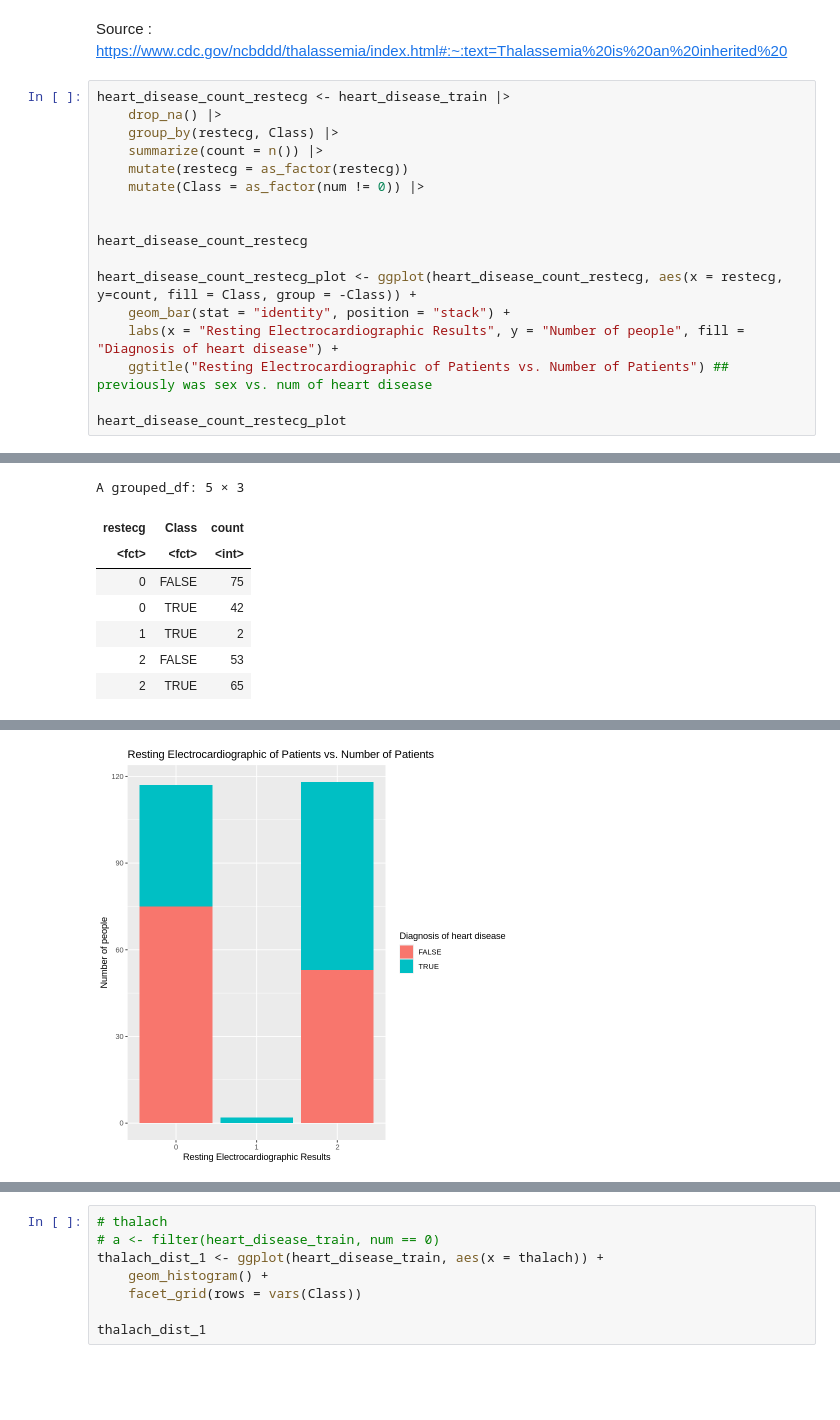
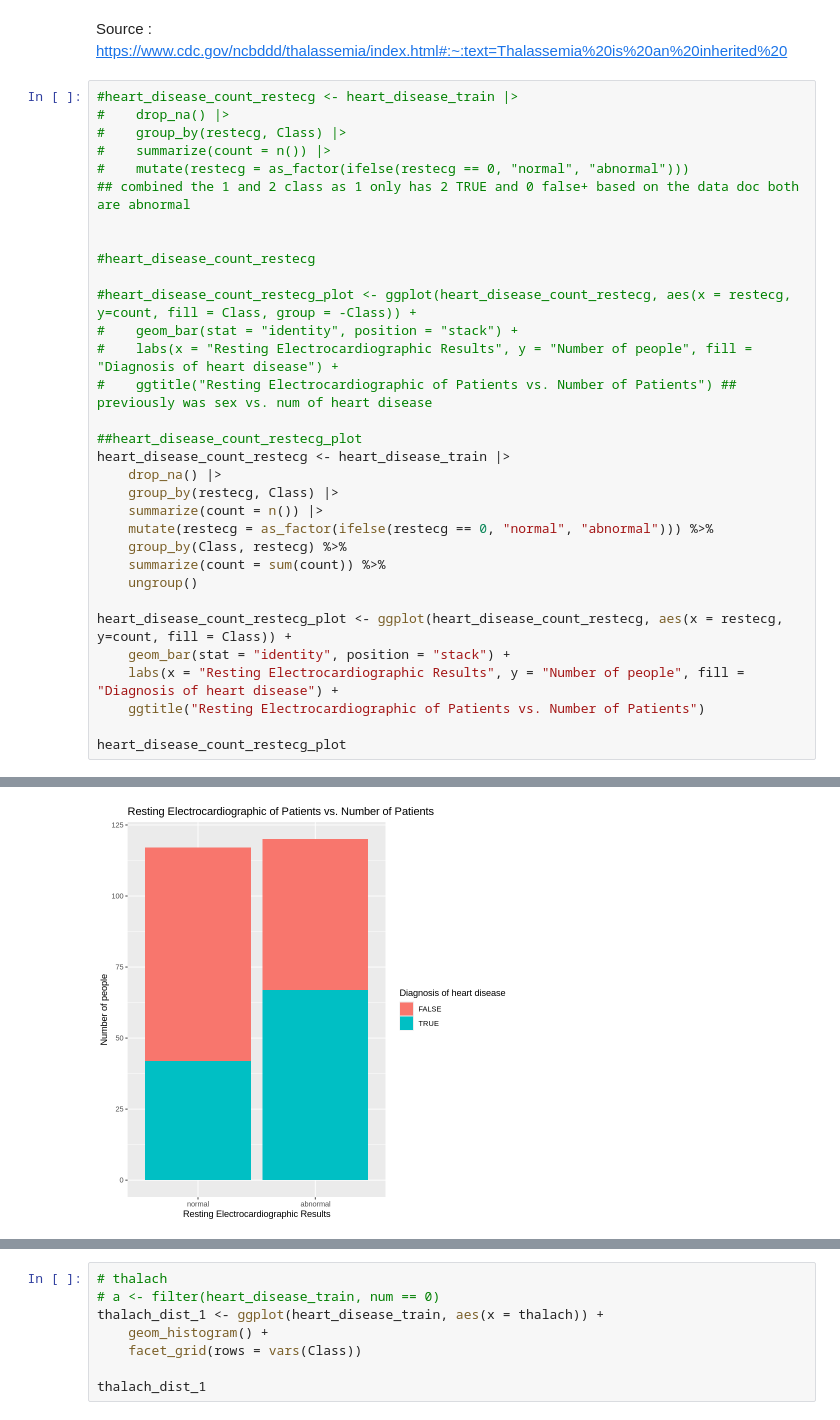
Before and after one commit to wtarit/dsci-100-project, a Jupyter notebook: group_report.ipynb, the cells around one changed output, grey strips where cells are left out. Drawn from its saved outputs; the diff is of its cells as text; blank space fills up the shorter version.

Commit message:
Fixed restecg plot
Combined value 1 and 2 as both counts as abnormal

```diff
--- a/group_report.ipynb
+++ b/group_report.ipynb
@@ -167,20 +167,35 @@ This plot shows that people with Thalassemia blood disorder, blood disorder caus
 # %% [markdown]
 Source : https://www.cdc.gov/ncbddd/thalassemia/index.html#:~:text=Thalassemia%20is%20an%20inherited%20
 # %%
+#heart_disease_count_restecg <- heart_disease_train |>
+#    drop_na() |>
+#    group_by(restecg, Class) |>
+#    summarize(count = n()) |>
+#    mutate(restecg = as_factor(ifelse(restecg == 0, "normal", "abnormal")))
+## combined the 1 and 2 class as 1 only has 2 TRUE and 0 false+ based on the data doc both are abnormal
+
+
+#heart_disease_count_restecg
+
+#heart_disease_count_restecg_plot <- ggplot(heart_disease_count_restecg, aes(x = restecg, y=count, fill = Class, group = -Class)) +
+#    geom_bar(stat = "identity", position = "stack") +
+#    labs(x = "Resting Electrocardiographic Results", y = "Number of people", fill = "Diagnosis of heart disease") +
+#    ggtitle("Resting Electrocardiographic of Patients vs. Number of Patients") ## previously was sex vs. num of heart disease
+
+##heart_disease_count_restecg_plot
 heart_disease_count_restecg <- heart_disease_train |>
     drop_na() |>
     group_by(restecg, Class) |>
     summarize(count = n()) |>
-    mutate(restecg = as_factor(restecg))
-    mutate(Class = as_factor(num != 0)) |>
+    mutate(restecg = as_factor(ifelse(restecg == 0, "normal", "abnormal"))) %>%
+    group_by(Class, restecg) %>%
+    summarize(count = sum(count)) %>%
+    ungroup()
 
-
-heart_disease_count_restecg
-
-heart_disease_count_restecg_plot <- ggplot(heart_disease_count_restecg, aes(x = restecg, y=count, fill = Class, group = -Class)) +
+heart_disease_count_restecg_plot <- ggplot(heart_disease_count_restecg, aes(x = restecg, y=count, fill = Class)) +
     geom_bar(stat = "identity", position = "stack") +
     labs(x = "Resting Electrocardiographic Results", y = "Number of people", fill = "Diagnosis of heart disease") +
-    ggtitle("Resting Electrocardiographic of Patients vs. Number of Patients") ## previously was sex vs. num of heart disease
+    ggtitle("Resting Electrocardiographic of Patients vs. Number of Patients")
 
 heart_disease_count_restecg_plot
 # %% [output]
@@ -189,8 +205,0 @@ heart_disease_count_restecg_plot
-A grouped_df: 5 × 3
-| restecg | Class | count |
-| <fct> | <fct> | <int> |
-| 0 | FALSE | 75 |
-| 0 | TRUE | 42 |
-| 1 | TRUE | 2 |
-| 2 | FALSE | 53 |
-| 2 | TRUE | 65 |
@@ -199,2 +206,2 @@ Warning message in Ops.factor(Class):
-[figure, old version]
+[figure, new version]
 # %% [markdown]
```
Also changed, not shown: parts of 2 cells of this notebook.
